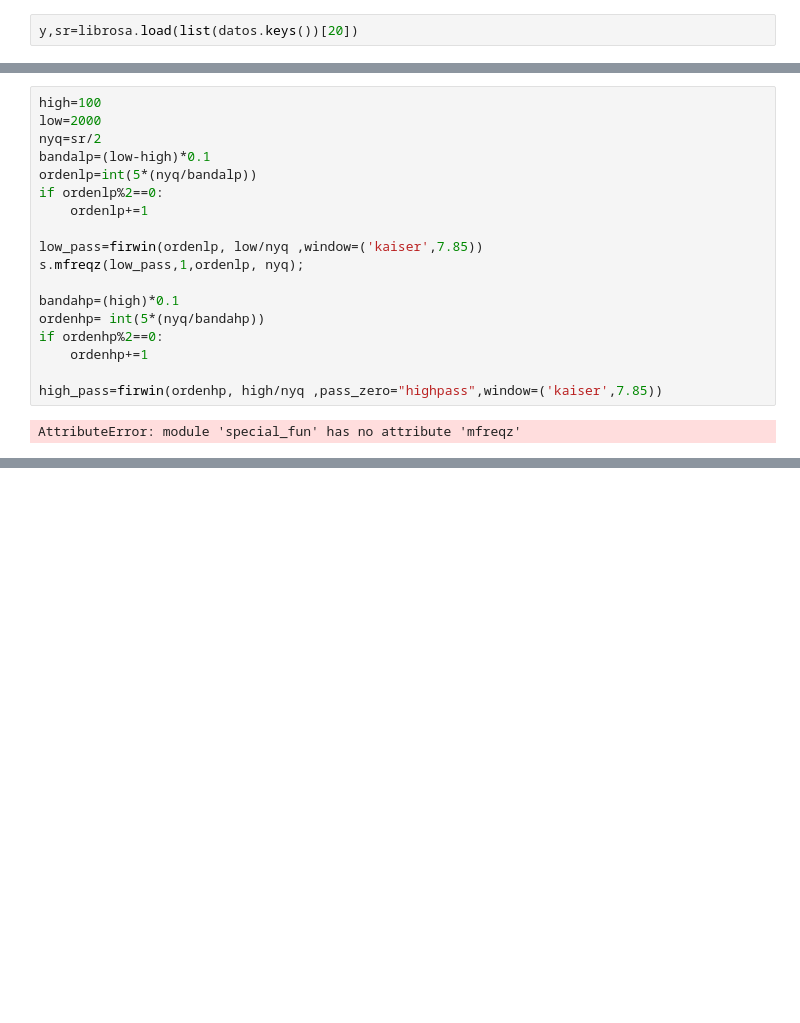
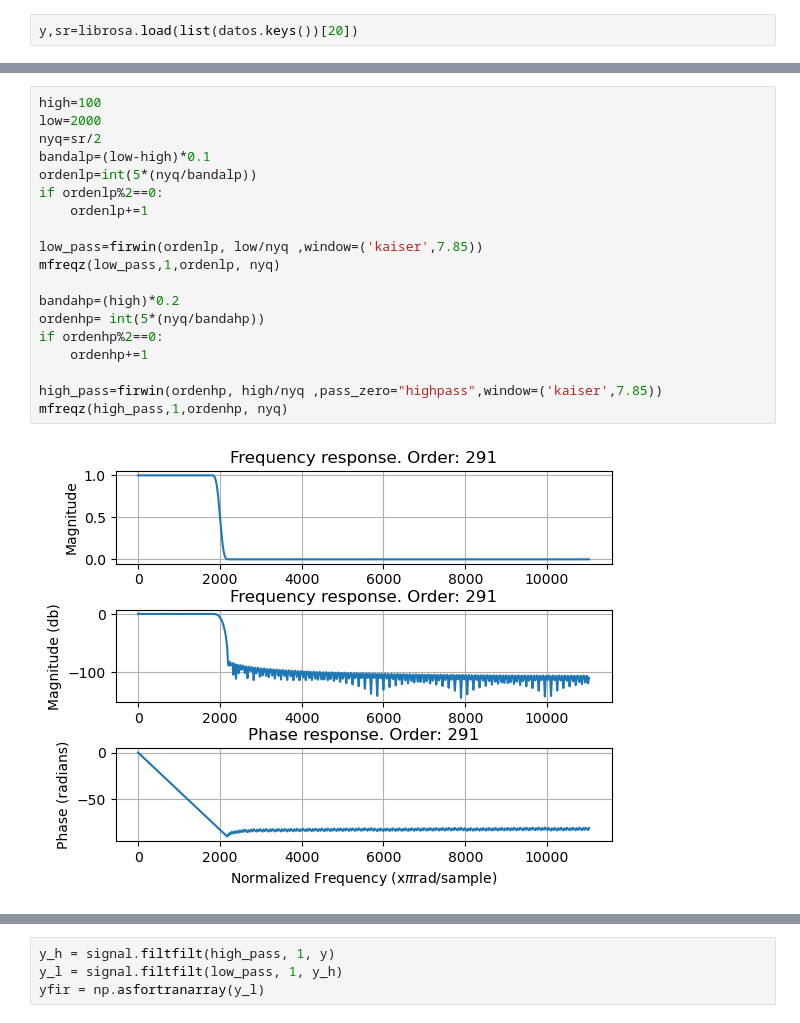
Before and after one commit to Ruizxp/Biosenales_El-Gran-Final, a Jupyter notebook: Proyecto_4.ipynb, the cells around one changed output, grey strips where cells are left out. Drawn from its saved outputs; the diff is of its cells as text; blank space fills up the shorter version.

```diff
--- a/Proyecto_4.ipynb
+++ b/Proyecto_4.ipynb
@@ -30,20 +79,21 @@ y,sr=librosa.load(list(datos.keys())[20])
 # %%
 high=100
 low=2000
 nyq=sr/2
 bandalp=(low-high)*0.1
 ordenlp=int(5*(nyq/bandalp))
 if ordenlp%2==0:
     ordenlp+=1
 
 low_pass=firwin(ordenlp, low/nyq ,window=('kaiser',7.85))
-s.mfreqz(low_pass,1,ordenlp, nyq);
+mfreqz(low_pass,1,ordenlp, nyq)
 
-bandahp=(high)*0.1
+bandahp=(high)*0.2
 ordenhp= int(5*(nyq/bandahp))
 if ordenhp%2==0:
     ordenhp+=1
 
 high_pass=firwin(ordenhp, high/nyq ,pass_zero="highpass",window=('kaiser',7.85))
+mfreqz(high_pass,1,ordenhp, nyq)
 # %% [output]
-AttributeError: module 'special_fun' has no attribute 'mfreqz'
+[figure, added]
@@ -49,0 +101,4 @@ AttributeError: module 'special_fun' has no attribute 'mfreqz'
+# %%
+y_h = signal.filtfilt(high_pass, 1, y)
+y_l = signal.filtfilt(low_pass, 1, y_h)
+yfir = np.asfortranarray(y_l)
```
Also changed, not shown: parts of 16 cells of this notebook, 1 other file.
